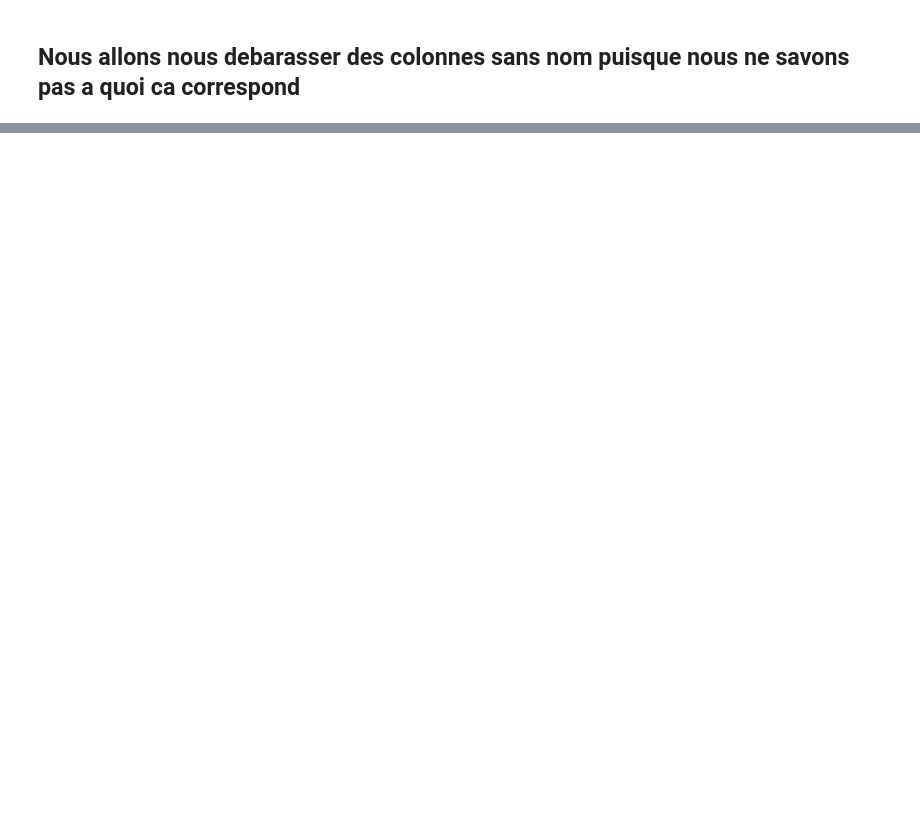
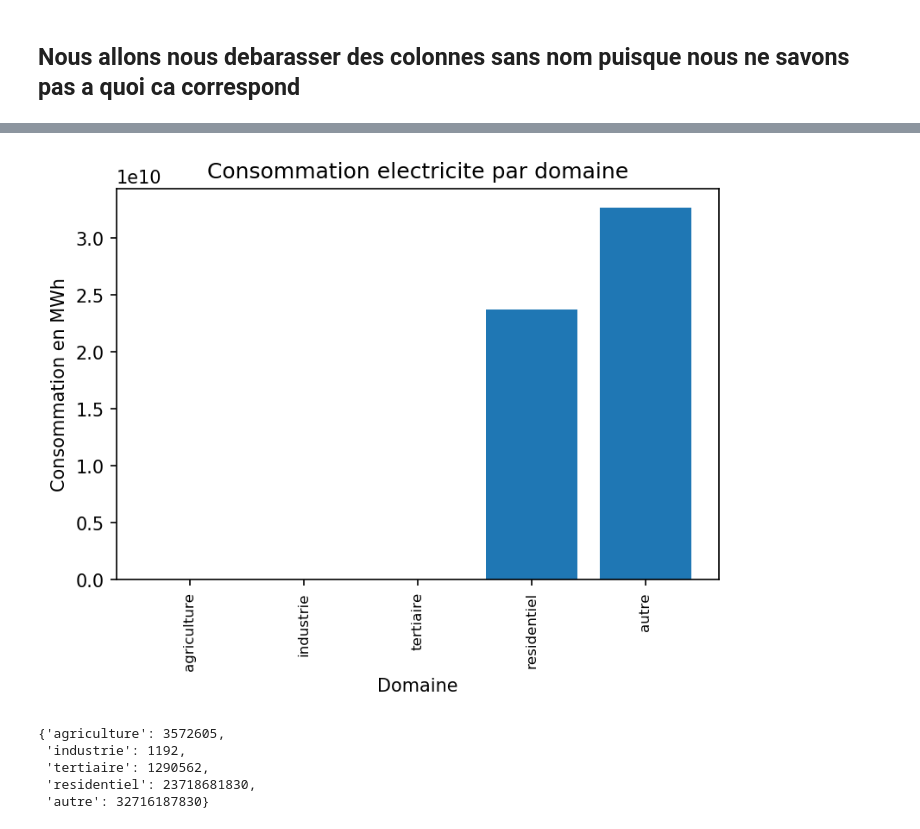
Before and after one commit to alexisskodak/Electricite, a Jupyter notebook: elec.ipynb, the cells around one changed output, grey strips where cells are left out. Saved outputs shown, nothing was run; the diff lists cells and outputs as text; code cells hidden in the pictures; blank space fills up the shorter version.

```diff
--- a/elec.ipynb
+++ b/elec.ipynb
@@ -20,0 +85,19 @@ elec.drop(elec.iloc[:, 22:33], inplace = True, axis = 1)
+# %%
+plt.figure(dpi=150)
+plt.bar(domaines, totaux)
+plt.xticks(domaines, rotation='90', fontsize=8)
+plt.xlabel('Domaine')
+plt.ylabel('Consommation en MWh')
+plt.title('Consommation electricite par domaine')
+plt.show()
+# %% [output]
+[figure, added]
+# %%
+totaux_dict = dict(zip(domaines, totaux))
+totaux_dict
+# %% [output]
+{'agriculture': 3572605,
+ 'industrie': 1192,
+ 'tertiaire': 1290562,
+ 'residentiel': 23718681830,
+ 'autre': 32716187830}
```
Also changed, not shown: parts of 14 cells of this notebook, 6 other files.
